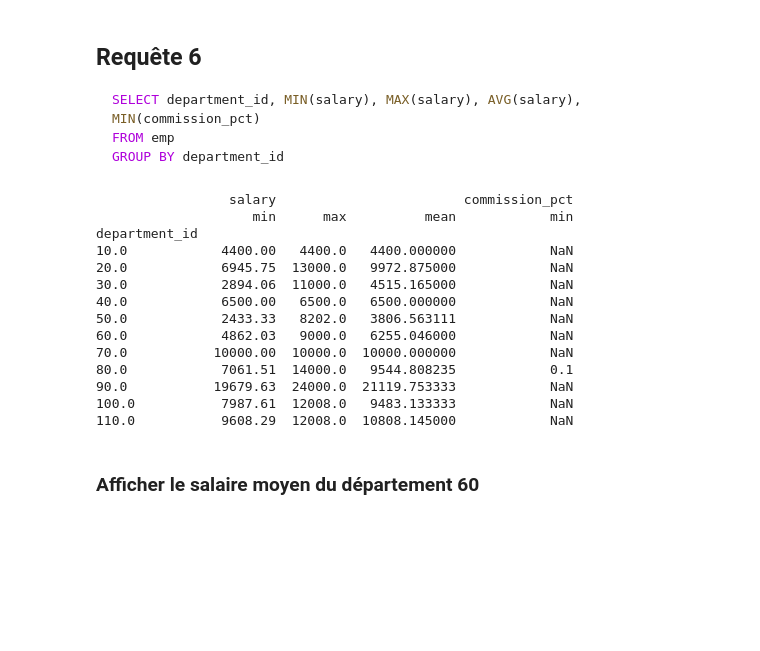
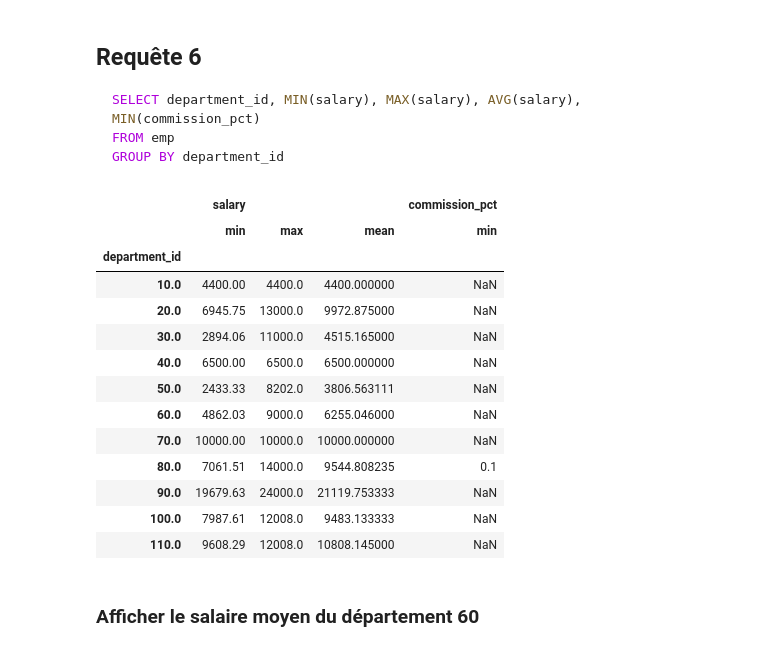
Before and after one commit to youssefchlendi/TpPandas, a Jupyter notebook: Exercice Pandas - jointure - groupage - aggrégations-graphique.ipynb, the cells around one changed output. Cells and saved outputs as stored; diff of their text form; code cells hidden in the pictures; blank space fills up the shorter version.

```diff
--- a/Exercice Pandas - jointure - groupage - aggrégations-graphique.ipynb
+++ b/Exercice Pandas - jointure - groupage - aggrégations-graphique.ipynb
@@ -221,22 +218,22 @@ GROUP BY department_id
 # %%
 # select min(salary) max(salary) avg(salary) min(commision_pct) from employees group by department_id
 joinEmpDept = employees.groupby('department_id').agg({'salary': ['min', 'max','mean'],'commission_pct': ['min']})
-print(joinEmpDept)
+(joinEmpDept)
 # %% [output]
-                 salary                        commission_pct
-                    min      max          mean            min
-department_id
-10.0            4400.00   4400.0   4400.000000            NaN
-20.0            6945.75  13000.0   9972.875000            NaN
-30.0            2894.06  11000.0   4515.165000            NaN
-40.0            6500.00   6500.0   6500.000000            NaN
-50.0            2433.33   8202.0   3806.563111            NaN
-60.0            4862.03   9000.0   6255.046000            NaN
-70.0           10000.00  10000.0  10000.000000            NaN
-80.0            7061.51  14000.0   9544.808235            0.1
-90.0           19679.63  24000.0  21119.753333            NaN
-100.0           7987.61  12008.0   9483.133333            NaN
-110.0           9608.29  12008.0  10808.145000            NaN
+|  | salary |  |  | commission_pct |
+|  | min | max | mean | min |
+| department_id |  |  |  |  |
+| 10.0 | 4400.00 | 4400.0 | 4400.000000 | NaN |
+| 20.0 | 6945.75 | 13000.0 | 9972.875000 | NaN |
+| 30.0 | 2894.06 | 11000.0 | 4515.165000 | NaN |
+| 40.0 | 6500.00 | 6500.0 | 6500.000000 | NaN |
+| 50.0 | 2433.33 | 8202.0 | 3806.563111 | NaN |
+| 60.0 | 4862.03 | 9000.0 | 6255.046000 | NaN |
+| 70.0 | 10000.00 | 10000.0 | 10000.000000 | NaN |
+| 80.0 | 7061.51 | 14000.0 | 9544.808235 | 0.1 |
+| 90.0 | 19679.63 | 24000.0 | 21119.753333 | NaN |
+| 100.0 | 7987.61 | 12008.0 | 9483.133333 | NaN |
+| 110.0 | 9608.29 | 12008.0 | 10808.145000 | NaN |
 # %% [markdown]
 ### Afficher le salaire moyen du département 60
 # %%
```
Also changed, not shown: parts of 5 cells of this notebook.
